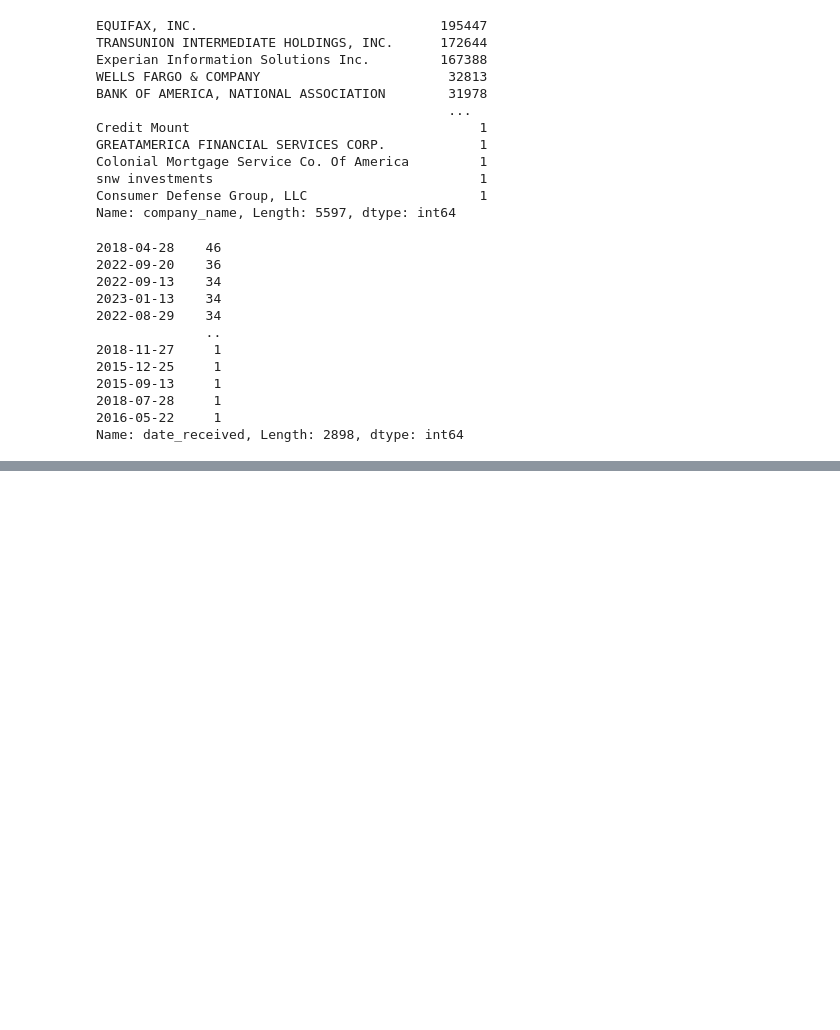
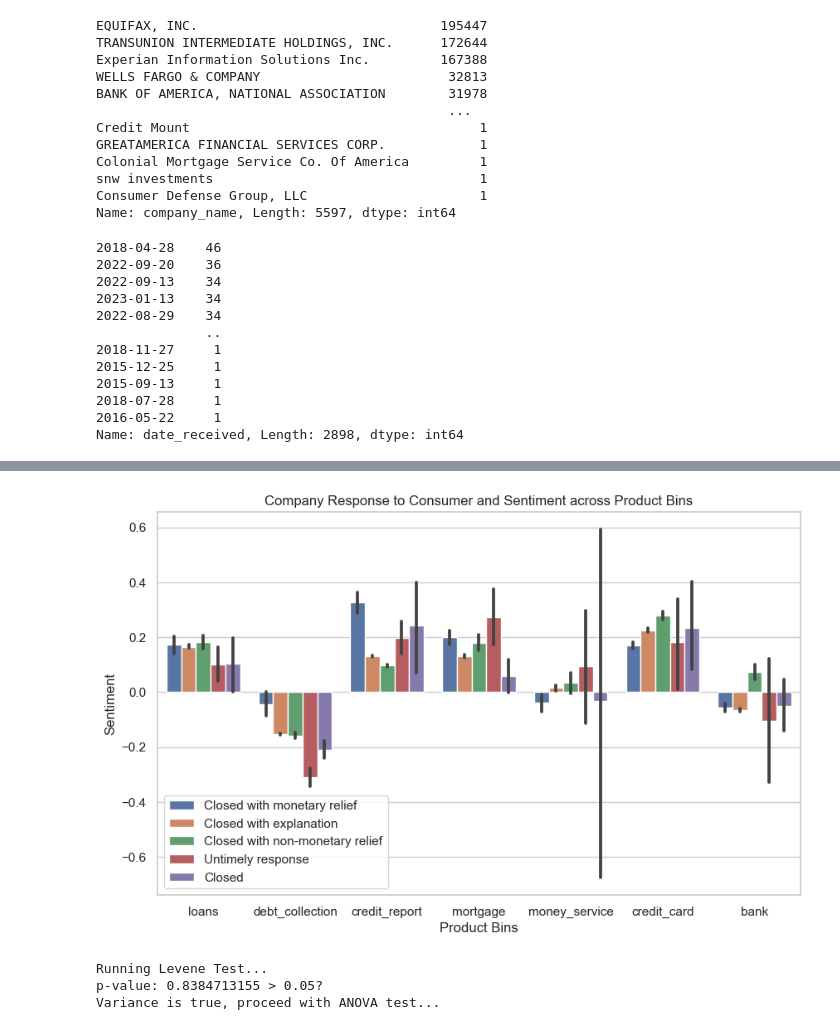
Before and after one commit to DATA-TRAC/consumer-complaint-response, a Jupyter notebook: cely-notebook.ipynb, the cells around one changed output, grey strips where cells are left out. Drawn from its saved outputs; the diff is of its cells as text; code cells hidden in the pictures; blank space fills up the shorter version.

```diff
--- a/cely-notebook.ipynb
+++ b/cely-notebook.ipynb
@@ -126,0 +226,53 @@ Name: date_received, Length: 2898, dtype: int64
+# %%
+
+# Set the figure size
+plt.figure(figsize=(10, 6))
+
+# Customize the plot style
+sns.set(style="whitegrid")
+
+# Create the bar plot
+sns.barplot(data=sentiment_df, x='product_bins', y='sentiment', hue='company_response_to_consumer')
+
+# Set the labels and title
+plt.xlabel('Product Bins')
+plt.ylabel('Sentiment')
+plt.title('Company Response to Consumer and Sentiment across Product Bins')
+
+# Adjust the legend position
+plt.legend(loc='best')
+
+# Show the plot
+plt.show()
+# %% [output]
+[figure, added]
+# %%
+# Create example data
+group1 = np.random.normal(loc=10, scale=2, size=100)
+group2 = np.random.normal(loc=12, scale=2, size=100)
+
+# Calculate the theoretical means for each group
+theoretical_mean_group1 = np.mean(group1)
+theoretical_mean_group2 = np.mean(group2)
+
+# Combine the group data and assign a group label
+data = pd.DataFrame({'group1': group1,
+                     'group2': group2})
+
+# Set the significance level (alpha)
+alpha = 0.05
+
+# Perform Levene test for variance comparison
+tstat, pvalue = stats.levene(group1, group2)
+
+print("Running Levene Test...")
+if pvalue > alpha:
+    print(f'p-value: {pvalue:.10f} > {alpha}?')
+    print("Variance is true, proceed with ANOVA test...")
+else:
+    print("p-value:", pvalue)
+    print("Variance is not true. Consider alternative tests for comparing groups.")
+# %% [output]
+Running Levene Test...
+p-value: 0.8384713155 > 0.05?
+Variance is true, proceed with ANOVA test...
```
Also changed, not shown: parts of 31 cells of this notebook.
